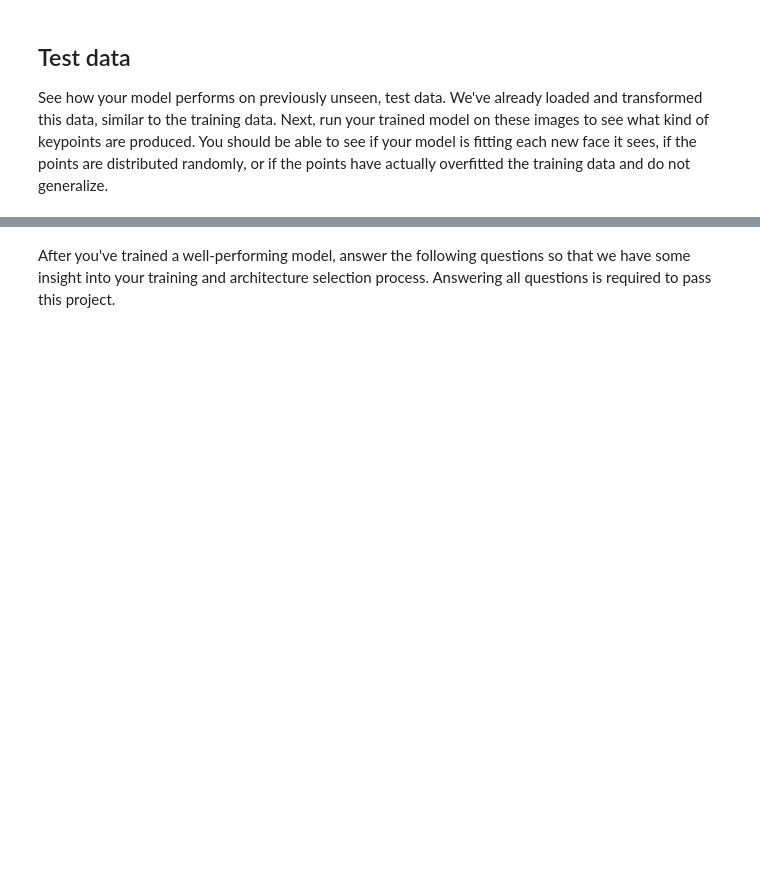
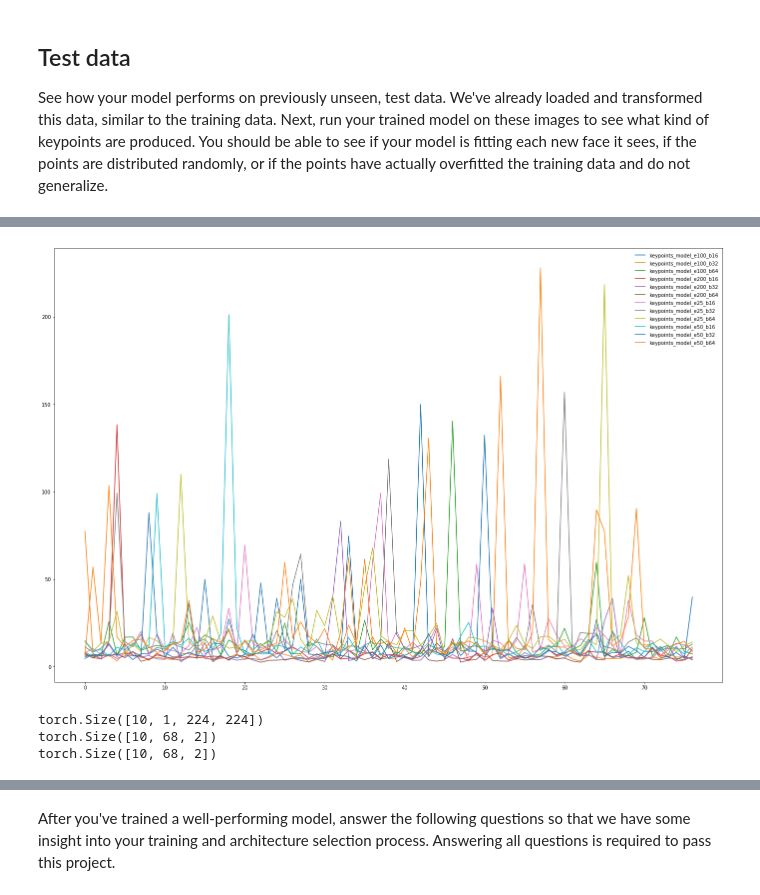
Before and after one commit to damieneyn/nd891-project-facial-keypoint-detection, a Jupyter notebook: 2. Define the Network Architecture.ipynb, the cells around one changed output, grey strips where cells are left out. Saved outputs shown, nothing was run; the diff lists cells and outputs as text; code cells hidden in the pictures; blank space fills up the shorter version.

```diff
--- a/2. Define the Network Architecture.ipynb
+++ b/2. Define the Network Architecture.ipynb
@@ -163,9 +202,8 @@ test_dataset = FacialKeypointsDataset(csv_file='data/test_frames_keypoints.csv',
                                       transform=data_transform)
 # %%
 # load test data in batches
-batch_size = 10
-
-test_loader = DataLoader(test_dataset, batch_size=batch_size, shuffle=True, num_workers=4)
+test_batch_size = 10
+test_loader = DataLoader(test_dataset, batch_size=test_batch_size, shuffle=True, num_workers=4)
 # %% [markdown]
 ## Apply the model on a test sample
 
@@ -356,0 +659,33 @@ See how your model performs on previously unseen, test data. We've already loade
+# %%
+import timeit
+
+# get your networks and create an array for their test losses
+networks = [f for f in os.listdir(model_dir) if f.endswith('.pt')]
+results = np.zeros((len(networks), len(test_loader)))
+
+# test your networks
+min_loss = np.inf
+best_model = None
+for idx, f in enumerate(networks):
+
+    # restore trained network
+    net = Net()
+    load_net(net, os.path.join(model_dir, f))
+
+    # test trained network
+    print('Evaluate {}'.format(f[:-3]))
+    results[idx] = test_net(net, test_loader, criterion, device)
+    benchmark_net(net, device)
+
+    # look for the lowest average test loss
+    avg_loss = results[idx].mean()
+    if avg_loss < min_loss:
+        best_model = f
+        min_loss = avg_loss
+        save_net(net, os.path.join(model_dir, 'keypoints_model_deploy.pt'))
+
+# display the best model
+print('Best model: {}'.format(best_model[:-3]))
+
+# load the best model
+load_net(net, os.path.join(model_dir, best_model))
@@ -357,9 +710,22 @@ See how your model performs on previously unseen, test data. We've already loade
+# %%
+# plot the batch test loss
+plt.figure(figsize=(24, 16))
+
+for idx, f in enumerate(networks):
+    plt.plot(results[idx], label=f[:-3])
+    plt.legend(frameon=False)
+# %% [output]
+[figure, added]
 # %%
 # get a sample of test data again
-test_images, test_outputs, gt_pts = net_sample_output()
+test_images, test_outputs, gt_pts = net_sample_output(net, test_loader)
 
 print(test_images.data.size())
 print(test_outputs.data.size())
 print(gt_pts.size())
+# %% [output]
+torch.Size([10, 1, 224, 224])
+torch.Size([10, 68, 2])
+torch.Size([10, 68, 2])
 # %%
 ## TODO: visualize your test output
```
Also changed, not shown: parts of 36 cells of this notebook, 6 other files.
